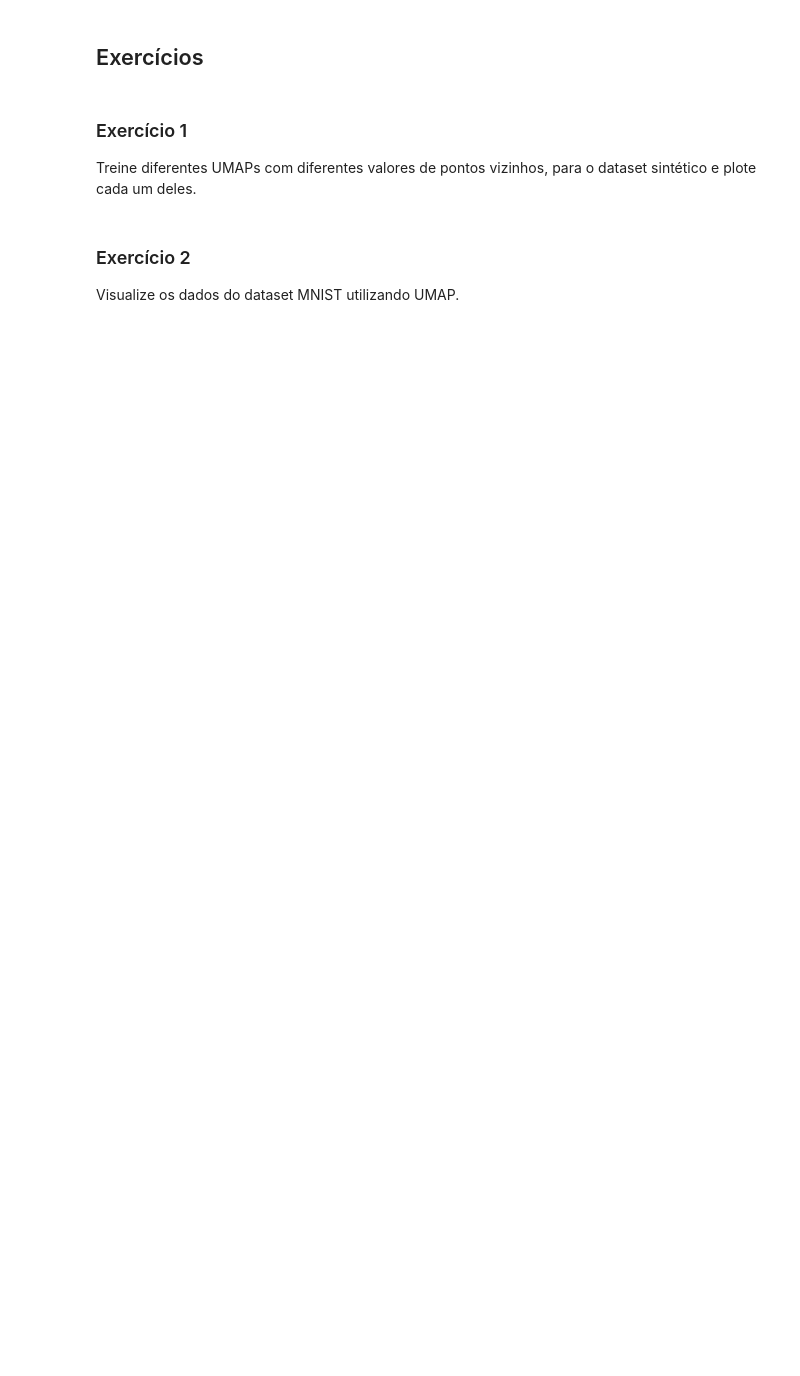
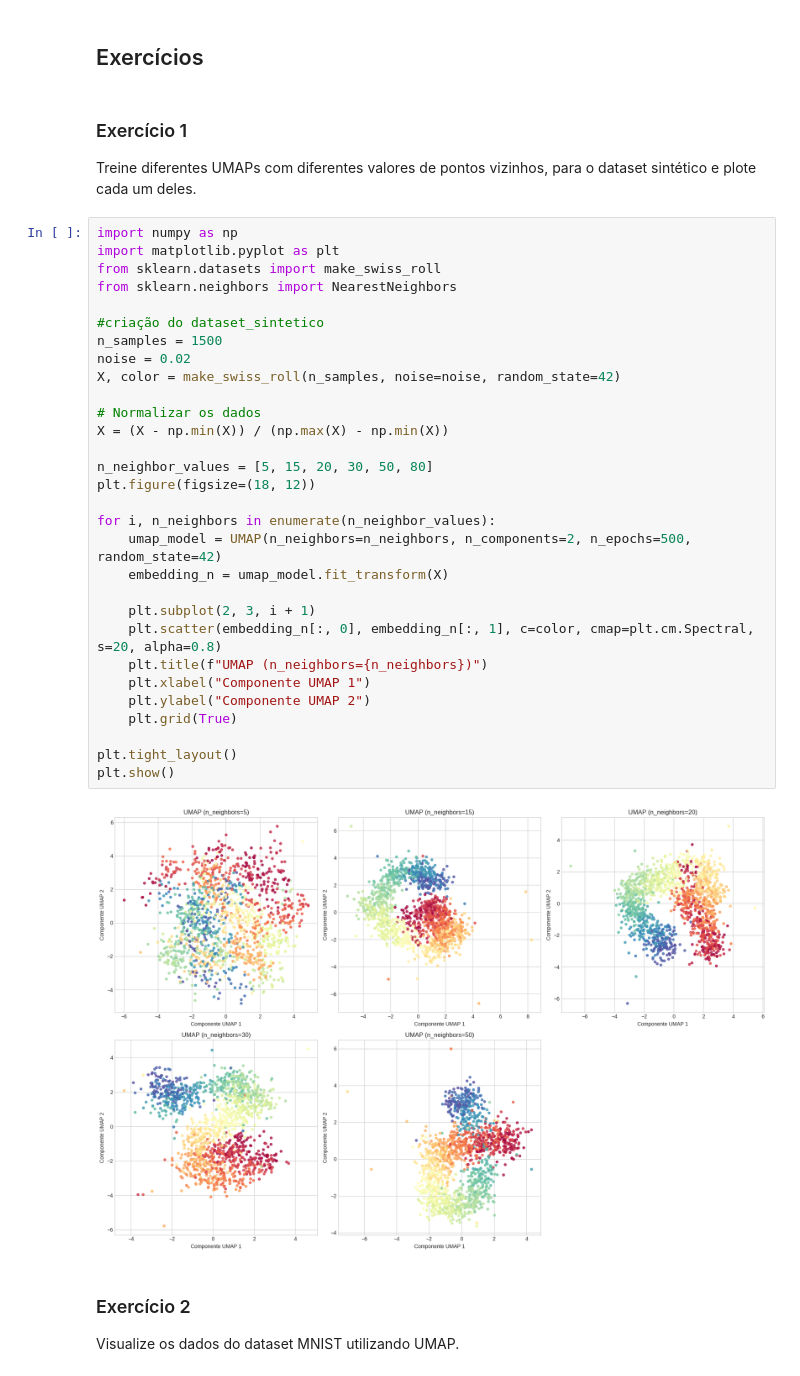
Before and after one commit to JoaoMAraujoJr/Resolu-es-Atividades-Aprendizado-de-Maquina-Supervisionado, a Jupyter notebook: 09_umap_resolução.ipynb, the cells around one changed output. Cells and saved outputs as stored; diff of their text form; blank space fills up the shorter version.

```diff
--- a/09_umap_resolução.ipynb
+++ b/09_umap_resolução.ipynb
@@ -206,6 +210,38 @@ plt.show()
 ### Exercício 1
 
 Treine diferentes UMAPs com diferentes valores de pontos vizinhos, para o dataset sintético e plote cada um deles.
+# %%
+import numpy as np
+import matplotlib.pyplot as plt
+from sklearn.datasets import make_swiss_roll
+from sklearn.neighbors import NearestNeighbors
+
+#criação do dataset_sintetico
+n_samples = 1500
+noise = 0.02
+X, color = make_swiss_roll(n_samples, noise=noise, random_state=42)
+
+# Normalizar os dados
+X = (X - np.min(X)) / (np.max(X) - np.min(X))
+
+n_neighbor_values = [5, 15, 20, 30, 50, 80]
+plt.figure(figsize=(18, 12))
+
+for i, n_neighbors in enumerate(n_neighbor_values):
+    umap_model = UMAP(n_neighbors=n_neighbors, n_components=2, n_epochs=500, random_state=42)
+    embedding_n = umap_model.fit_transform(X)
+
+    plt.subplot(2, 3, i + 1)
+    plt.scatter(embedding_n[:, 0], embedding_n[:, 1], c=color, cmap=plt.cm.Spectral, s=20, alpha=0.8)
+    plt.title(f"UMAP (n_neighbors={n_neighbors})")
+    plt.xlabel("Componente UMAP 1")
+    plt.ylabel("Componente UMAP 2")
+    plt.grid(True)
+
+plt.tight_layout()
+plt.show()
+# %% [output]
+[figure, added]
 # %% [markdown]
 ### Exercício 2
 
```
Also changed, not shown: parts of 3 cells of this notebook.
